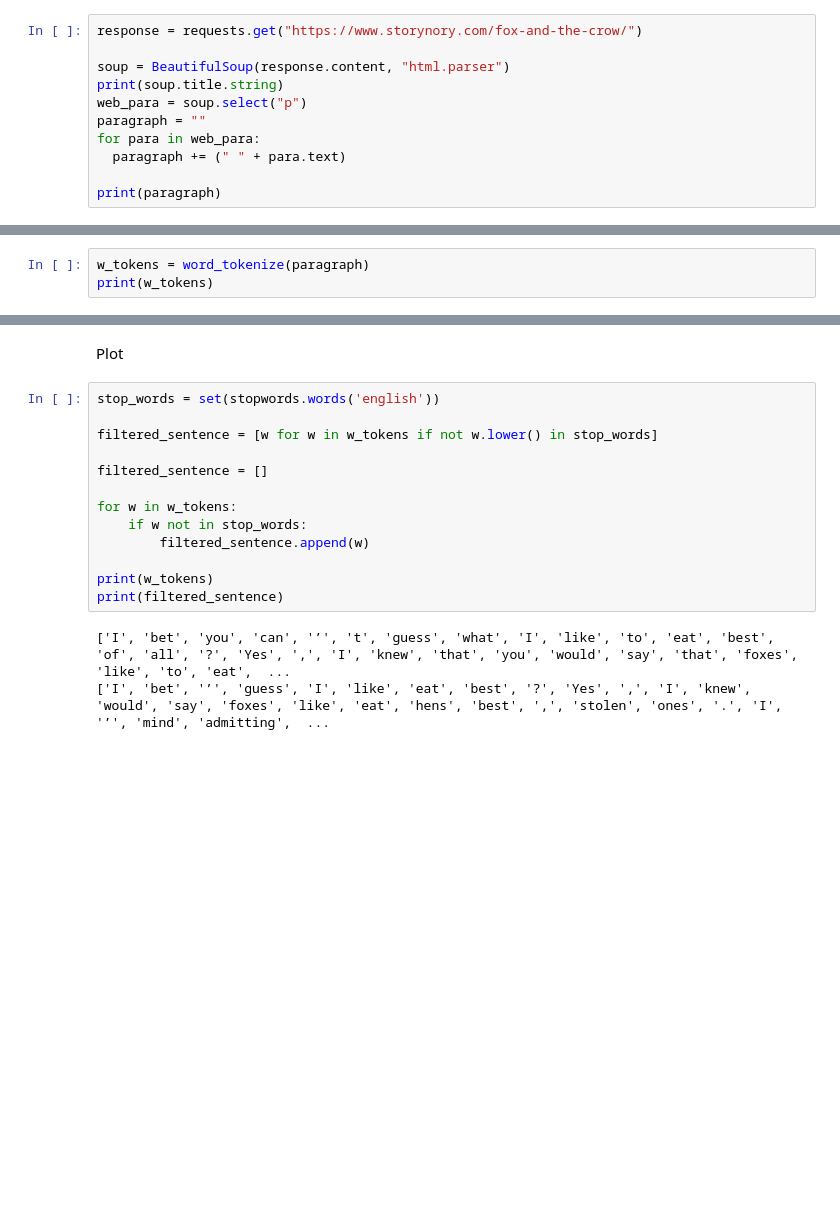
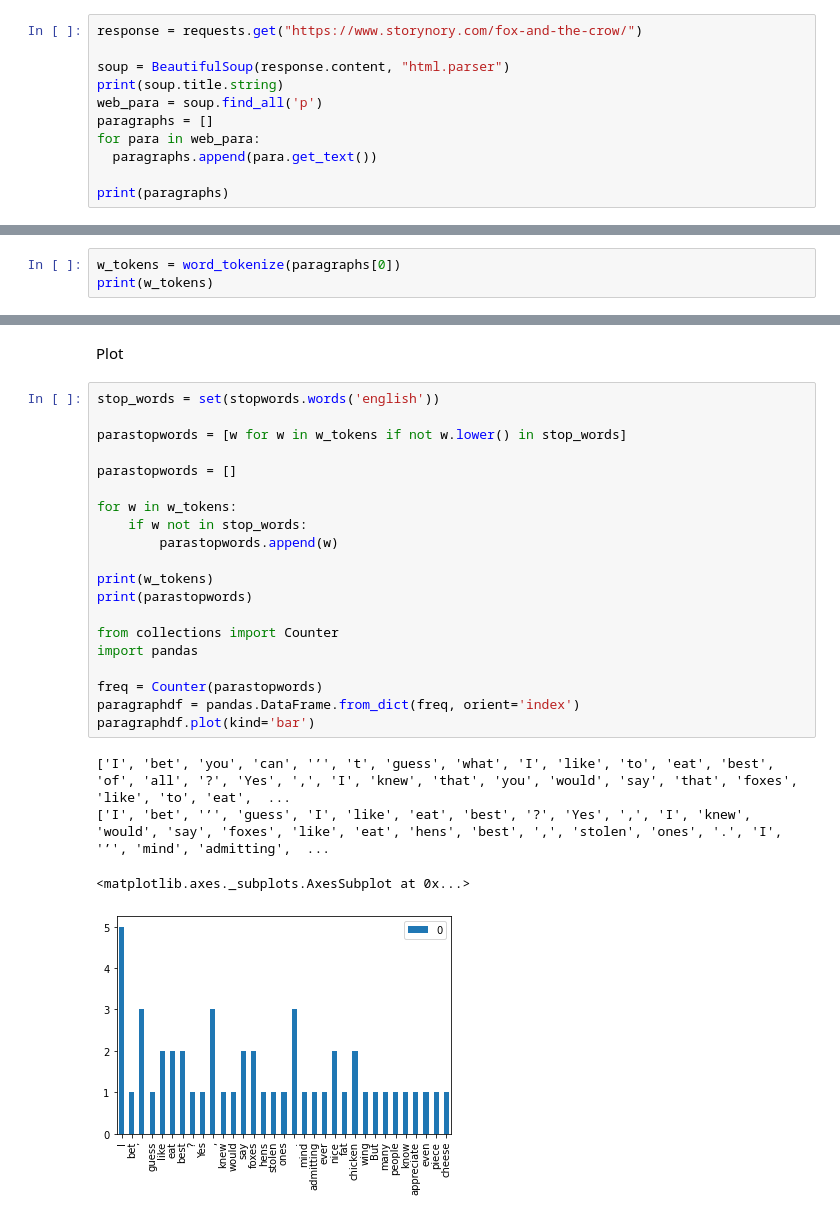
Before and after one commit to JavkhlanEnkhjin/ICP, a Jupyter notebook: ICP7/ICP7.ipynb, the cells around one changed output, grey strips where cells are left out. Cells and saved outputs as stored; diff of their text form; blank space fills up the shorter version.

```diff
--- a/ICP7/ICP7.ipynb
+++ b/ICP7/ICP7.ipynb
@@ -234,11 +233,11 @@ response = requests.get("https://www.storynory.com/fox-and-the-crow/")
 
 soup = BeautifulSoup(response.content, "html.parser")
 print(soup.title.string)
-web_para = soup.select("p")
-paragraph = ""
+web_para = soup.find_all('p')
+paragraphs = []
 for para in web_para:
-  paragraph += (" " + para.text)
+  paragraphs.append(para.get_text())
 
-print(paragraph)
+print(paragraphs)
 # %% [output]
 The Fox and the Crow - Storynory
@@ -254,7 +253,7 @@ print(s_tokens)
 # %% [markdown]
 Word Tokenize
 # %%
-w_tokens = word_tokenize(paragraph)
+w_tokens = word_tokenize(paragraphs[0])
 print(w_tokens)
 # %% [output]
 ['I', 'bet', 'you', 'can', '’', 't', 'guess', 'what', 'I', 'like', 'to', 'eat', 'best', 'of', 'all', '?', 'Yes', ',', 'I', 'knew', 'that', 'you', 'would', 'say', 'that', 'foxes', 'like', 'to', 'eat',  ...
@@ -359,16 +358,25 @@ Plot
 # %%
 stop_words = set(stopwords.words('english'))
 
-filtered_sentence = [w for w in w_tokens if not w.lower() in stop_words]
+parastopwords = [w for w in w_tokens if not w.lower() in stop_words]
 
-filtered_sentence = []
+parastopwords = []
 
 for w in w_tokens:
     if w not in stop_words:
-        filtered_sentence.append(w)
+        parastopwords.append(w)
 
 print(w_tokens)
-print(filtered_sentence)
+print(parastopwords)
+
+from collections import Counter
+import pandas
+
+freq = Counter(parastopwords)
+paragraphdf = pandas.DataFrame.from_dict(freq, orient='index')
+paragraphdf.plot(kind='bar')
 # %% [output]
 ['I', 'bet', 'you', 'can', '’', 't', 'guess', 'what', 'I', 'like', 'to', 'eat', 'best', 'of', 'all', '?', 'Yes', ',', 'I', 'knew', 'that', 'you', 'would', 'say', 'that', 'foxes', 'like', 'to', 'eat',  ...
 ['I', 'bet', '’', 'guess', 'I', 'like', 'eat', 'best', '?', 'Yes', ',', 'I', 'knew', 'would', 'say', 'foxes', 'like', 'eat', 'hens', 'best', ',', 'stolen', 'ones', '.', 'I', '’', 'mind', 'admitting',  ...
+<matplotlib.axes._subplots.AxesSubplot at 0x...>
+[figure, added]
```
Also changed, not shown: parts of 6 cells of this notebook.
